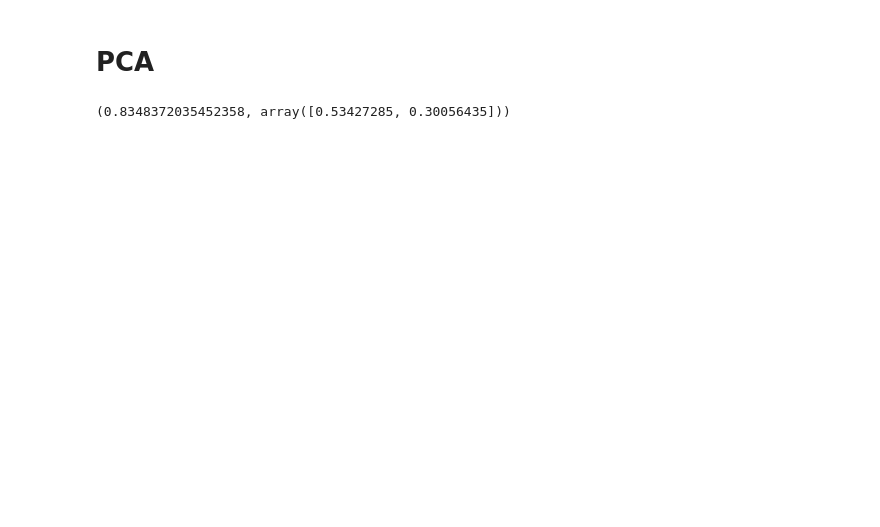
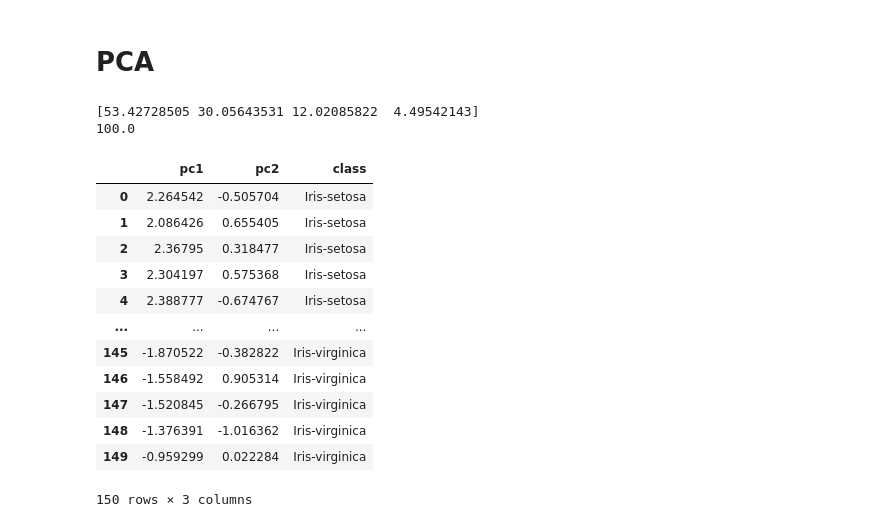
Before and after one commit to Monicasfe/SIB, a Jupyter notebook: scripts/M_eval1.ipynb, the cells around one changed output. Cells and saved outputs as stored; diff of their text form; code cells hidden in the pictures; blank space fills up the shorter version.

```diff
--- a/scripts/M_eval1.ipynb
+++ b/scripts/M_eval1.ipynb
@@ -150,7 +150,28 @@ plt.show()
 from src.si.unsupervised.PCA import PCA
 pca = PCA(2, method='svd')
 # %%
-reduced = pca.fit_transform(iris)
+import numpy as np
+reduced = pca.fit_transform(iris)[0]
 print(pca.explained_variances())
+print(np.sum(pca.explained_variances()))
 # %% [output]
-(0.8348372035452358, array([0.53427285, 0.30056435]))
+[53.42728505 30.05643531 12.02085822  4.49542143]
+100.0
+# %%
+iris_pca = Dataset(reduced,iris.Y,xnames=['pc1','pc2'],yname='class')
+ir = iris_pca.toDataframe()
+ir
+# %% [output]
+|  | pc1 | pc2 | class |
+| 0 | 2.264542 | -0.505704 | Iris-setosa |
+| 1 | 2.086426 | 0.655405 | Iris-setosa |
+| 2 | 2.36795 | 0.318477 | Iris-setosa |
+| 3 | 2.304197 | 0.575368 | Iris-setosa |
+| 4 | 2.388777 | -0.674767 | Iris-setosa |
+| ... | ... | ... | ... |
+| 145 | -1.870522 | -0.382822 | Iris-virginica |
+| 146 | -1.558492 | 0.905314 | Iris-virginica |
+| 147 | -1.520845 | -0.266795 | Iris-virginica |
+| 148 | -1.376391 | -1.016362 | Iris-virginica |
+| 149 | -0.959299 | 0.022284 | Iris-virginica |
+150 rows × 3 columns
```
Also changed, not shown: parts of 3 cells of this notebook, 2 other files.
